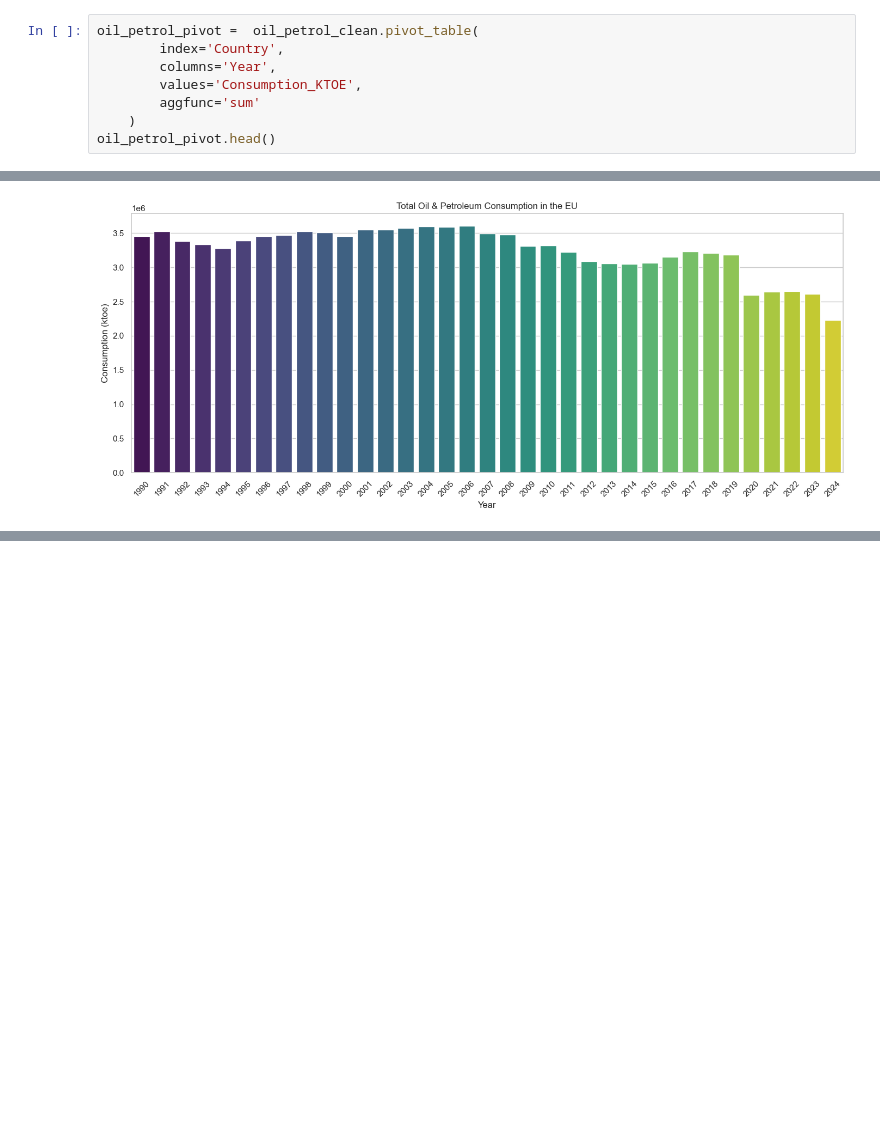
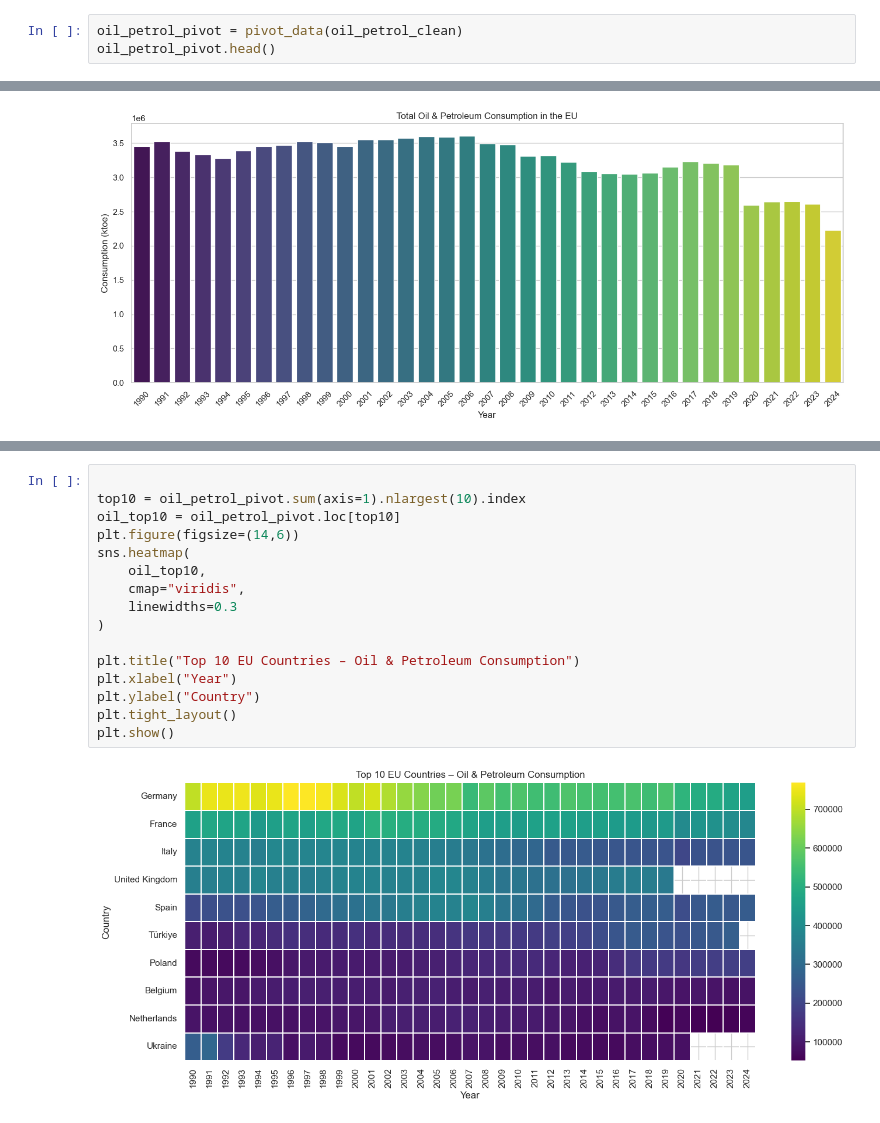
Before and after one commit to AnnaLozenko/PFDA_Project, a Jupyter notebook: eu_energy_sources_analysis.ipynb, the cells around one changed output, grey strips where cells are left out. Drawn from its saved outputs; the diff is of its cells as text; blank space fills up the shorter version.

```diff
--- a/eu_energy_sources_analysis.ipynb
+++ b/eu_energy_sources_analysis.ipynb
@@ -306,10 +334,5 @@ df_test
 # %%
-oil_petrol_pivot =  oil_petrol_clean.pivot_table(
-        index='Country',
-        columns='Year',
-        values='Consumption_KTOE',
-        aggfunc='sum'
-    )
+oil_petrol_pivot = pivot_data(oil_petrol_clean)
 oil_petrol_pivot.head()
 # %% [output]
 | Year | 1990 | 1991 | 1992 | 1993 | 1994 | 1995 | 1996 | 1997 | 1998 | 1999 | ... | ... |
@@ -551,0 +527,18 @@ plot_heatmap(renewables_pivot, "Renewables", top_n=5)
+# %%
+
+top10 = oil_petrol_pivot.sum(axis=1).nlargest(10).index
+oil_top10 = oil_petrol_pivot.loc[top10]
+plt.figure(figsize=(14,6))
+sns.heatmap(
+    oil_top10,
+    cmap="viridis",
+    linewidths=0.3
+)
+
+plt.title("Top 10 EU Countries – Oil & Petroleum Consumption")
+plt.xlabel("Year")
+plt.ylabel("Country")
+plt.tight_layout()
+plt.show()
+# %% [output]
+[figure, added]
```
Also changed, not shown: parts of 22 cells of this notebook.
